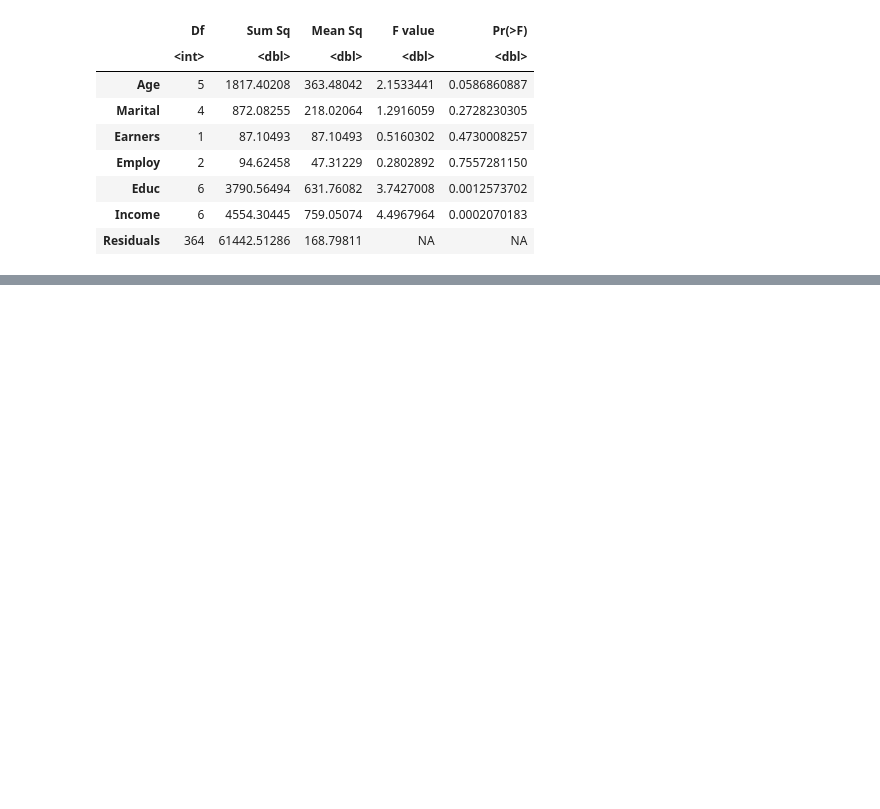
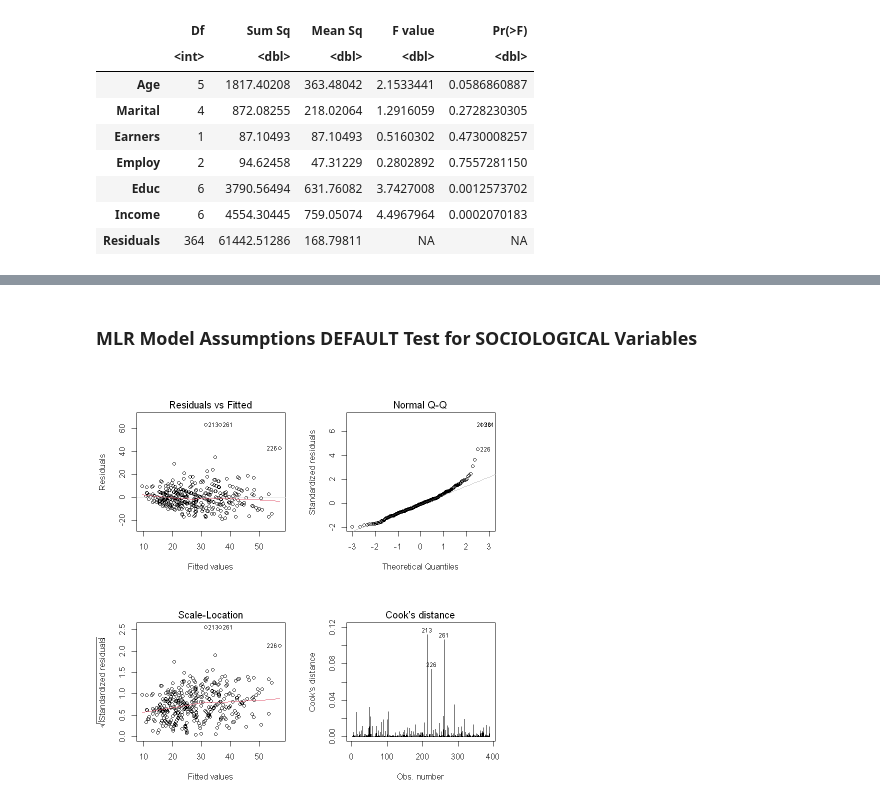
Before and after one commit to Dahmelawlah/Jeans-Market-Research, a Jupyter notebook: Jeans_Market_Research.ipynb, the cells around one changed output, grey strips where cells are left out. Saved outputs shown, nothing was run; the diff lists cells and outputs as text; code cells hidden in the pictures; blank space fills up the shorter version.

```diff
--- a/Jeans_Market_Research.ipynb
+++ b/Jeans_Market_Research.ipynb
@@ -686,0 +734,2 @@ A anova: 7 × 5
+# %%
+jean_sociological.lm<-lm(data=Cleaned_jeans_data, PayJean ~ Size+Marital+Earners+Employ+Educ+Income+JeanShop+Fashion+Interest)
@@ -686,0 +788,7 @@ A anova: 7 × 5
+# %% [markdown]
+### MLR Model Assumptions DEFAULT Test for SOCIOLOGICAL Variables
+# %%
+par(mfrow=c(2,2))
+plot(jean_sociological.lm, which=1:4)
+# %% [output]
+[figure, added]
```
Also changed, not shown: parts of 31 cells of this notebook.
